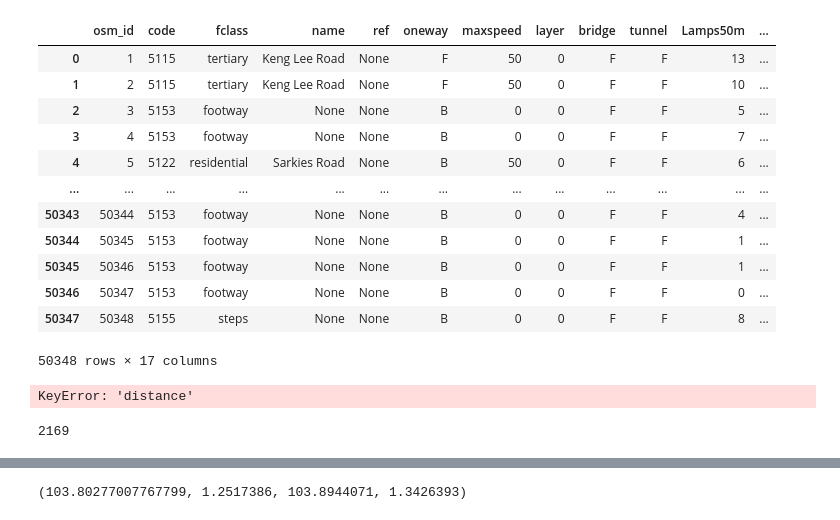
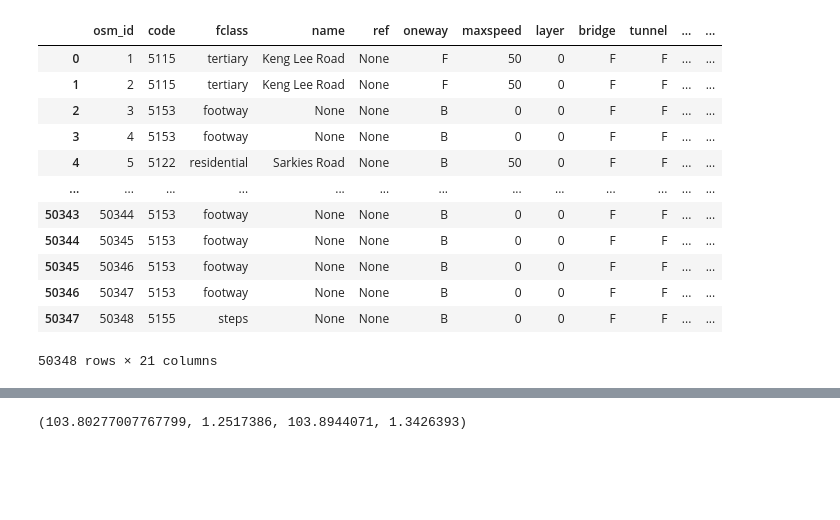
Before and after one commit to kelu124/SMARTCITIES-HACK-2021, a Jupyter notebook: src/OSMnx tests _ Part 2.ipynb, the cells around one changed output, grey strips where cells are left out. Cells and saved outputs as stored; diff of their text form; code cells hidden in the pictures; blank space fills up the shorter version.

Commit message:
Adding trees layers

```diff
--- a/src/OSMnx tests _ Part 2.ipynb
+++ b/src/OSMnx tests _ Part 2.ipynb
@@ -15,26 +15,26 @@ import fiona
 from shapely.ops import nearest_points
 # %%
 # Opening path, streelamps & CCTV
-fname = '../data/SingaporeStreetLampsCCTV.zip'
+fname = '../data/SingaporeStreets.zip'
 SLC = gpd.read_file(fname)
 SLC
 # %% [output]
-|  | osm_id | code | fclass | name | ref | oneway | maxspeed | layer | bridge | tunnel | Lamps50m | ... |
-| 0 | 1 | 5115 | tertiary | Keng Lee Road | None | F | 50 | 0 | F | F | 13 | ... |
-| 1 | 2 | 5115 | tertiary | Keng Lee Road | None | F | 50 | 0 | F | F | 10 | ... |
-| 2 | 3 | 5153 | footway | None | None | B | 0 | 0 | F | F | 5 | ... |
-| 3 | 4 | 5153 | footway | None | None | B | 0 | 0 | F | F | 7 | ... |
-| 4 | 5 | 5122 | residential | Sarkies Road | None | B | 50 | 0 | F | F | 6 | ... |
+|  | osm_id | code | fclass | name | ref | oneway | maxspeed | layer | bridge | tunnel | ... | ... |
+| 0 | 1 | 5115 | tertiary | Keng Lee Road | None | F | 50 | 0 | F | F | ... | ... |
+| 1 | 2 | 5115 | tertiary | Keng Lee Road | None | F | 50 | 0 | F | F | ... | ... |
+| 2 | 3 | 5153 | footway | None | None | B | 0 | 0 | F | F | ... | ... |
+| 3 | 4 | 5153 | footway | None | None | B | 0 | 0 | F | F | ... | ... |
+| 4 | 5 | 5122 | residential | Sarkies Road | None | B | 50 | 0 | F | F | ... | ... |
 | ... | ... | ... | ... | ... | ... | ... | ... | ... | ... | ... | ... | ... |
-| 50343 | 50344 | 5153 | footway | None | None | B | 0 | 0 | F | F | 4 | ... |
-| 50344 | 50345 | 5153 | footway | None | None | B | 0 | 0 | F | F | 1 | ... |
-| 50345 | 50346 | 5153 | footway | None | None | B | 0 | 0 | F | F | 1 | ... |
-| 50346 | 50347 | 5153 | footway | None | None | B | 0 | 0 | F | F | 0 | ... |
-| 50347 | 50348 | 5155 | steps | None | None | B | 0 | 0 | F | F | 8 | ... |
+| 50343 | 50344 | 5153 | footway | None | None | B | 0 | 0 | F | F | ... | ... |
+| 50344 | 50345 | 5153 | footway | None | None | B | 0 | 0 | F | F | ... | ... |
+| 50345 | 50346 | 5153 | footway | None | None | B | 0 | 0 | F | F | ... | ... |
+| 50346 | 50347 | 5153 | footway | None | None | B | 0 | 0 | F | F | ... | ... |
+| 50347 | 50348 | 5155 | steps | None | None | B | 0 | 0 | F | F | ... | ... |
-50348 rows × 17 columns
+50348 rows × 21 columns
 # %%
 def loadShp():
-    G= nx.readwrite.nx_shp.read_shp('../data/SingaporeStreetLampsCCTV/StreetsAndLampsAndCCTV.shp')
+    G= nx.readwrite.nx_shp.read_shp('../data/SingaporeStreets/StreetsLampsCCTVTrees.shp')
     return G
 
 # Loading the loaded shapefile
@@ -43,12 +43,6 @@ G = loadShp()
 ## Adding weights
 weighted_G = nx.Graph()
 for data in G.edges(data=True):
-    weighted_G.add_edge(data[0],data[1],weight=data[2]['distance'])
+    weighted_G.add_edge(data[0],data[1],weight=data[2]['Length'])
 pos = {v:v for v in weighted_G.nodes()}
 labels = nx.get_edge_attributes(weighted_G,'weight')
-# %% [output]
-KeyError: 'distance'
-# %%
-len(gdf)
-# %% [output]
-2169
```
Also changed, not shown: parts of 13 cells of this notebook, 12 other files.
